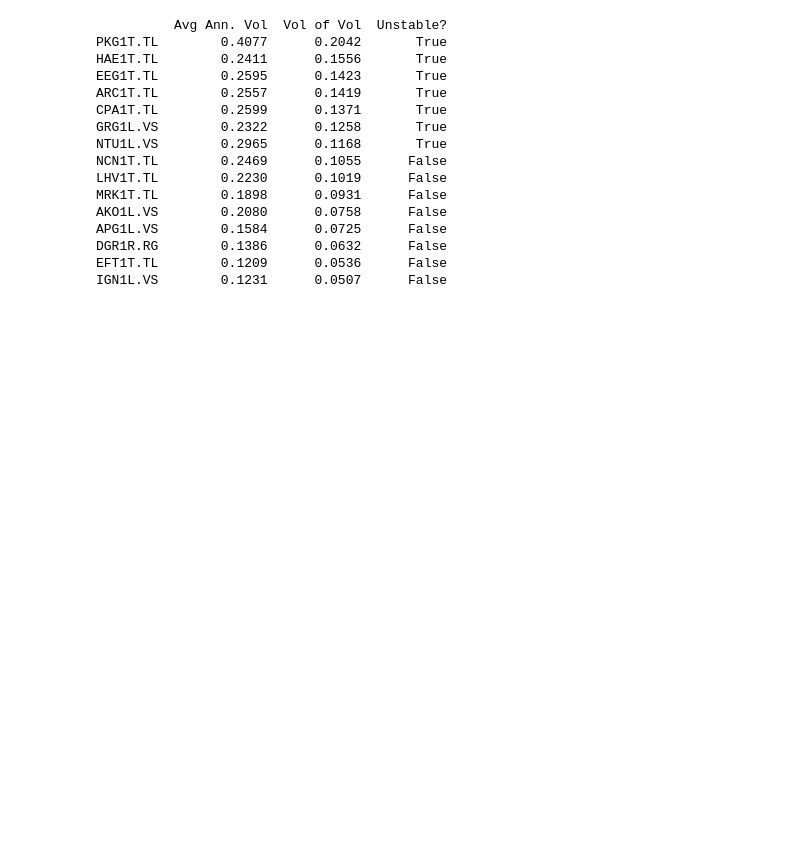
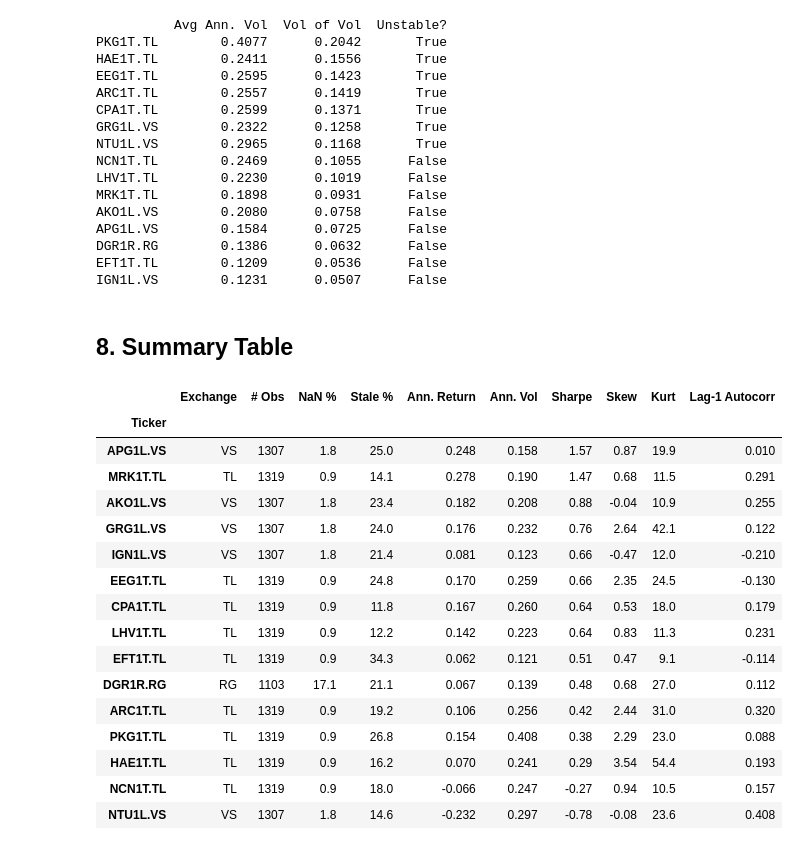
Before and after one commit to Sp0ozy/baltic-factor-model, a Jupyter notebook: notebooks/01_eda.ipynb, the cells around one changed output. Cells and saved outputs as stored; diff of their text form; code cells hidden in the pictures; blank space fills up the shorter version.

Commit message:
setion 8; summary table

```diff
--- a/notebooks/01_eda.ipynb
+++ b/notebooks/01_eda.ipynb
@@ -742,3 +742,42 @@ APG1L.VS        0.1584      0.0725      False
 DGR1R.RG        0.1386      0.0632      False
 EFT1T.TL        0.1209      0.0536      False
 IGN1L.VS        0.1231      0.0507      False
+# %% [markdown]
+## 8. Summary Table
+# %%
+def get_exchange(ticker):
+    return ticker.split(".")[-1]
+
+summary_table = pd.DataFrame({
+    "Exchange":       [get_exchange(t) for t in df.columns],
+    "# Obs":          df.count().values,
+    "NaN %":          (df.isnull().sum() / len(df) * 100).round(1).values,
+    "Stale %":        stale_pct.reindex(df.columns).round(1).values,
+    "Ann. Return":    (daily_returns.mean() * 252).reindex(df.columns).round(3).values,
+    "Ann. Vol":       (daily_returns.std() * np.sqrt(252)).reindex(df.columns).round(3).values,
+    "Sharpe":         (ann_return / ann_vol).reindex(df.columns).round(2).values,
+    "Skew":           daily_returns.skew().reindex(df.columns).round(2).values,
+    "Kurt":           daily_returns.kurt().reindex(df.columns).round(1).values,
+    "Lag-1 Autocorr": lag1.reindex(df.columns).round(3).values,
+}, index=df.columns)
+
+summary_table.index.name = "Ticker"
+summary_table.sort_values("Sharpe", ascending=False)
+# %% [output]
+|  | Exchange | # Obs | NaN % | Stale % | Ann. Return | Ann. Vol | Sharpe | Skew | Kurt | Lag-1 Autocorr |
+| Ticker |  |  |  |  |  |  |  |  |  |  |
+| APG1L.VS | VS | 1307 | 1.8 | 25.0 | 0.248 | 0.158 | 1.57 | 0.87 | 19.9 | 0.010 |
+| MRK1T.TL | TL | 1319 | 0.9 | 14.1 | 0.278 | 0.190 | 1.47 | 0.68 | 11.5 | 0.291 |
+| AKO1L.VS | VS | 1307 | 1.8 | 23.4 | 0.182 | 0.208 | 0.88 | -0.04 | 10.9 | 0.255 |
+| GRG1L.VS | VS | 1307 | 1.8 | 24.0 | 0.176 | 0.232 | 0.76 | 2.64 | 42.1 | 0.122 |
+| IGN1L.VS | VS | 1307 | 1.8 | 21.4 | 0.081 | 0.123 | 0.66 | -0.47 | 12.0 | -0.210 |
+| EEG1T.TL | TL | 1319 | 0.9 | 24.8 | 0.170 | 0.259 | 0.66 | 2.35 | 24.5 | -0.130 |
+| CPA1T.TL | TL | 1319 | 0.9 | 11.8 | 0.167 | 0.260 | 0.64 | 0.53 | 18.0 | 0.179 |
+| LHV1T.TL | TL | 1319 | 0.9 | 12.2 | 0.142 | 0.223 | 0.64 | 0.83 | 11.3 | 0.231 |
+| EFT1T.TL | TL | 1319 | 0.9 | 34.3 | 0.062 | 0.121 | 0.51 | 0.47 | 9.1 | -0.114 |
+| DGR1R.RG | RG | 1103 | 17.1 | 21.1 | 0.067 | 0.139 | 0.48 | 0.68 | 27.0 | 0.112 |
+| ARC1T.TL | TL | 1319 | 0.9 | 19.2 | 0.106 | 0.256 | 0.42 | 2.44 | 31.0 | 0.320 |
+| PKG1T.TL | TL | 1319 | 0.9 | 26.8 | 0.154 | 0.408 | 0.38 | 2.29 | 23.0 | 0.088 |
+| HAE1T.TL | TL | 1319 | 0.9 | 16.2 | 0.070 | 0.241 | 0.29 | 3.54 | 54.4 | 0.193 |
+| NCN1T.TL | TL | 1319 | 0.9 | 18.0 | -0.066 | 0.247 | -0.27 | 0.94 | 10.5 | 0.157 |
+| NTU1L.VS | VS | 1307 | 1.8 | 14.6 | -0.232 | 0.297 | -0.78 | -0.08 | 23.6 | 0.408 |
```
